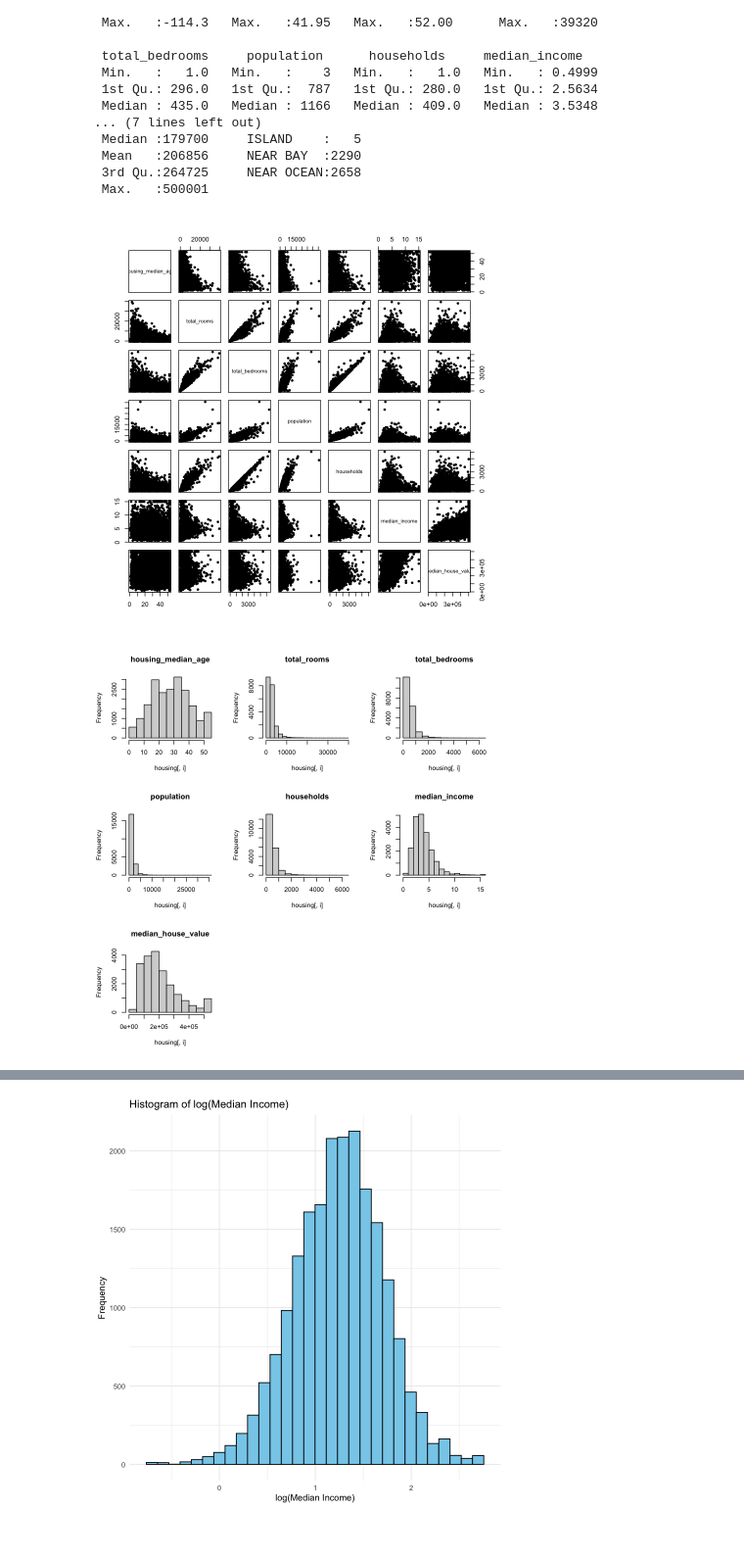
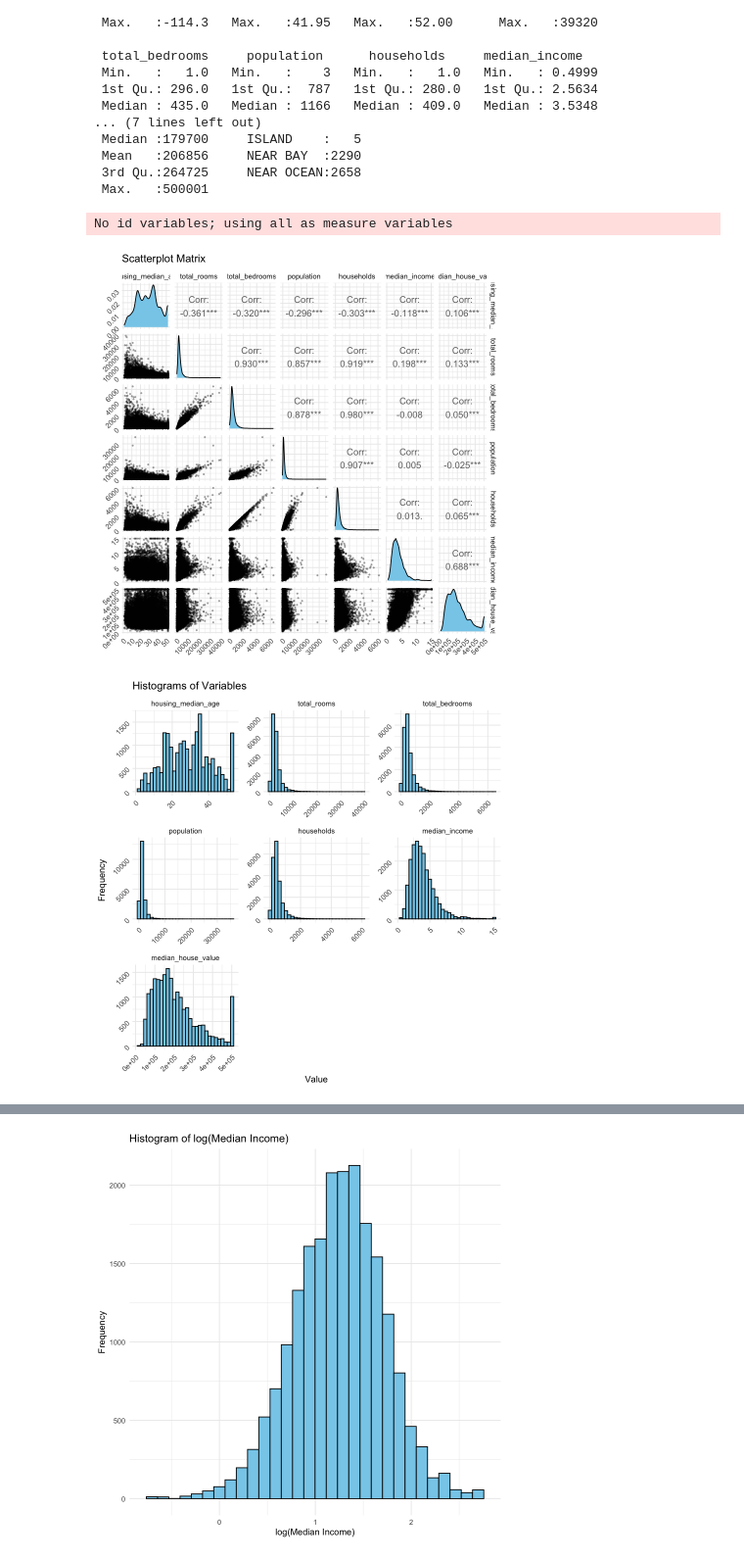
Before and after one commit to zemgabriela/Bayesian, a Jupyter notebook: bayesian_regression.ipynb, the cells around one changed output, grey strips where cells are left out. Shown at 98% size. Drawn from its saved outputs; the diff is of its cells as text; code cells hidden in the pictures.

```diff
--- a/bayesian_regression.ipynb
+++ b/bayesian_regression.ipynb
@@ -66,19 +54,40 @@ A data.frame: 6 x 10
 # %%
 # =========== EXPLORATORY ANALYSIS ===========
 # DROP NA (we should maybe interpolate :) )
 housing <- na.omit(housing)
-# PLOTS
-plot(housing[,3:9], pch=20)
+
+# SCATTERPLOT MATRIX
+ggpairs(housing[,3:9],
+        title = "Scatterplot Matrix",
+        upper = list(continuous = wrap("cor", size = 4)),
+        lower = list(continuous = wrap("points", alpha = 0.3, size = 0.5)),
+        diag = list(continuous = wrap("densityDiag", fill = "skyblue"))) +
+  theme_minimal() +
+  theme(axis.text.x = element_text(angle = 45, hjust = 1),
+        axis.text.y = element_text(angle = 45, hjust = 1))
 
 # HISTOGRAMS
-par(mfrow=c(3,3))
-for(i in 3:9)
-  hist(housing[,i], main=names(housing)[i])
+housing_long <- melt(housing[,3:9])
+ggplot(housing_long, aes(x = value)) +
+  geom_histogram(bins = 30, fill = "skyblue", color = "black") +
+  facet_wrap(~ variable, scales = "free") +
+  labs(title = "Histograms of Variables", x = "Value", y = "Frequency") +
+  theme_minimal() +
+  theme(axis.text.x = element_text(angle = 45, hjust = 1),
+        axis.text.y = element_text(angle = 45, hjust = 1))
 
+# CORRELATION MATRIX
 # Create the correlation matrix
 cor_matrix <- cor(housing[,3:9])
+
 # Plot the correlation matrix
-corrplot(cor_matrix, method = "color", col =  colorRampPalette(brewer.pal(9, "YlOrRd"))(200), insig = "blank", type = "upper", addCoef.col = "black", number.cex = 0.9,outline = TRUE)
+corrplot(cor_matrix, method = "color",
+         col = colorRampPalette(brewer.pal(9, "YlOrRd"))(200),
+         insig = "blank", type = "upper",
+         addCoef.col = "black", number.cex = 0.9, outline = TRUE, diag = FALSE,
+         tl.srt = 45,  # Rotate text labels
+         title = "Correlation Matrix")
 # %% [output]
+No id variables; using all as measure variables
-[figure, old version]
+[figure, new version]
-[figure, old version]
+[figure, new version]
```
Also changed, not shown: parts of 4 cells of this notebook.
